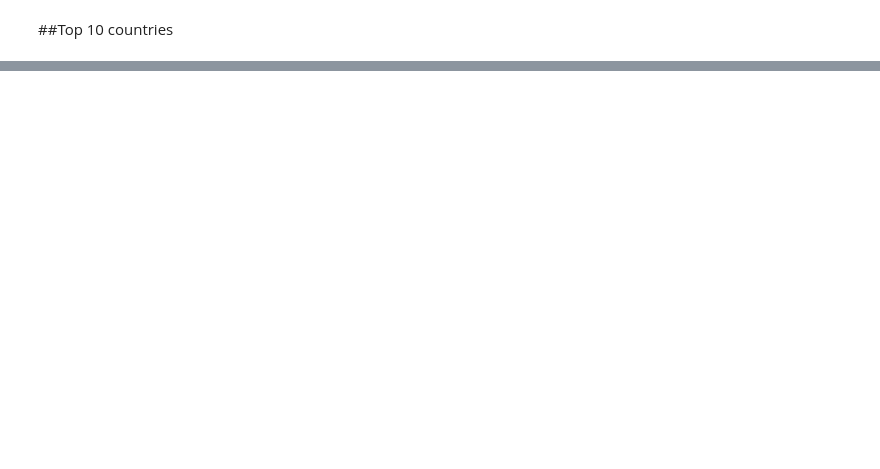
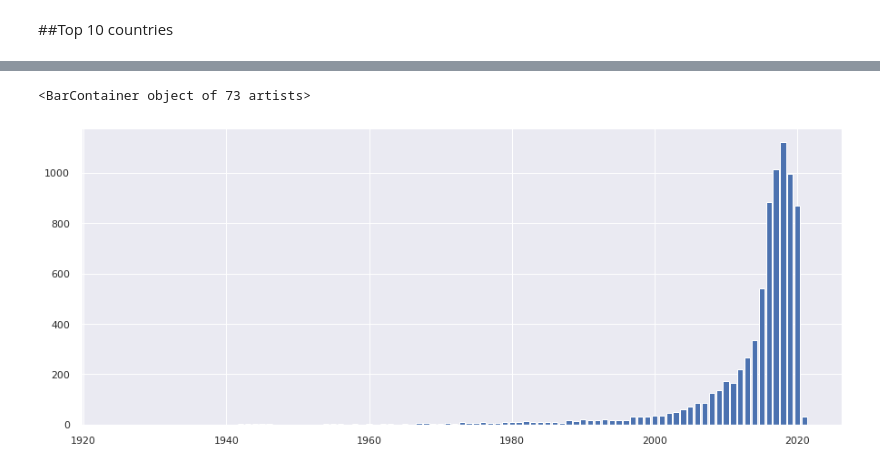
Before and after one commit to Aashishc-prog/NETFLIX_Recommender_system, a Jupyter notebook: Capstone_Netflix_Recommender_system.ipynb, the cells around one changed output, grey strips where cells are left out. Saved outputs shown, nothing was run; the diff lists cells and outputs as text; code cells hidden in the pictures; blank space fills up the shorter version.

```diff
--- a/Capstone_Netflix_Recommender_system.ipynb
+++ b/Capstone_Netflix_Recommender_system.ipynb
@@ -284,0 +322,7 @@ plt.xticks(rotation = 90)
+# %%
+wdf = pd.DataFrame(df['release_year'].value_counts()).sort_index().rename(columns={'release_year':'movie_counts'}).reset_index()
+# %%
+plt.bar(wdf['index'],wdf['movie_counts'])
+# %% [output]
+<BarContainer object of 73 artists>
+[figure, added]
```
Also changed, not shown: parts of 22 cells of this notebook.
